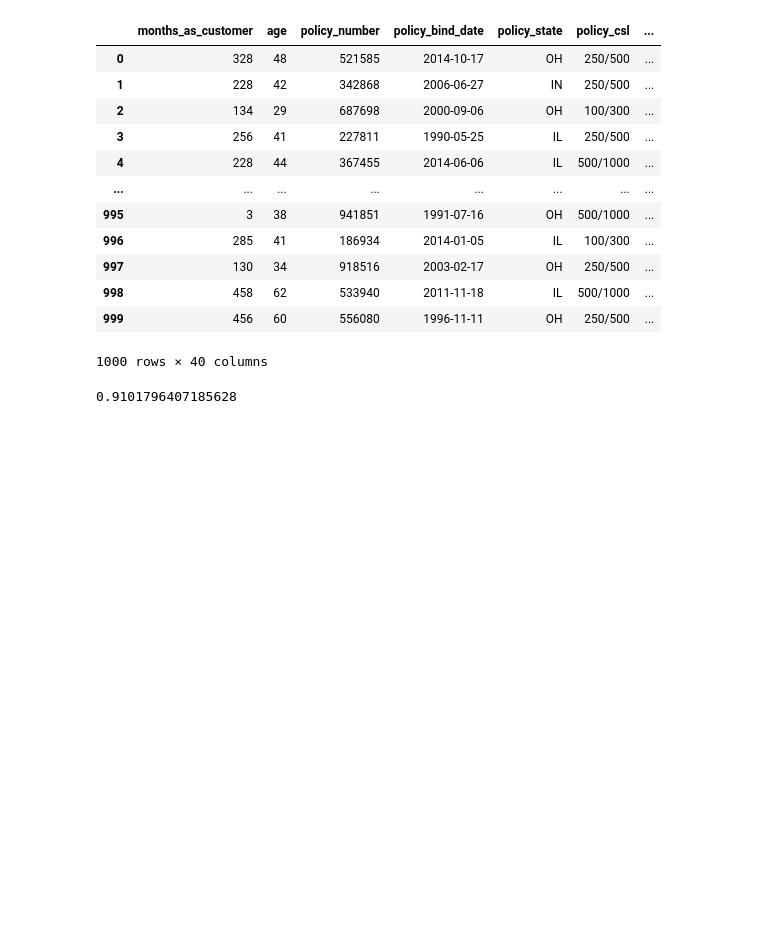
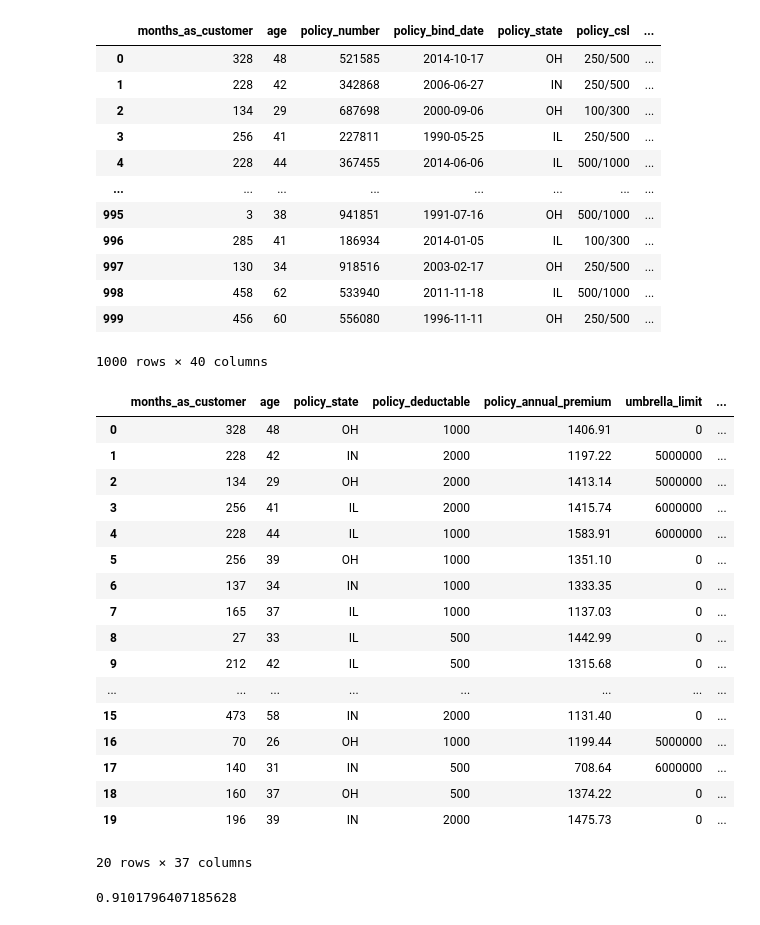
Before and after one commit to SarveshChhabra77/InsuranceClaimPredictionProject, a Jupyter notebook: notebook/3_modeling.ipynb, the cells around one changed output. Drawn from its saved outputs; the diff is of its cells as text; code cells hidden in the pictures; blank space fills up the shorter version.

```diff
--- a/notebook/3_modeling.ipynb
+++ b/notebook/3_modeling.ipynb
@@ -415,6 +416,27 @@ def transform_dates_and_csl(df: pd.DataFrame) -> pd.DataFrame:
 
     return df
 X = transform_dates_and_csl(X)
+# %%
+X.head(20)
+# %% [output]
+|  | months_as_customer | age | policy_state | policy_deductable | policy_annual_premium | umbrella_limit | ... |
+| 0 | 328 | 48 | OH | 1000 | 1406.91 | 0 | ... |
+| 1 | 228 | 42 | IN | 2000 | 1197.22 | 5000000 | ... |
+| 2 | 134 | 29 | OH | 2000 | 1413.14 | 5000000 | ... |
+| 3 | 256 | 41 | IL | 2000 | 1415.74 | 6000000 | ... |
+| 4 | 228 | 44 | IL | 1000 | 1583.91 | 6000000 | ... |
+| 5 | 256 | 39 | OH | 1000 | 1351.10 | 0 | ... |
+| 6 | 137 | 34 | IN | 1000 | 1333.35 | 0 | ... |
+| 7 | 165 | 37 | IL | 1000 | 1137.03 | 0 | ... |
+| 8 | 27 | 33 | IL | 500 | 1442.99 | 0 | ... |
+| 9 | 212 | 42 | IL | 500 | 1315.68 | 0 | ... |
+| ... | ... | ... | ... | ... | ... | ... | ... |
+| 15 | 473 | 58 | IN | 2000 | 1131.40 | 0 | ... |
+| 16 | 70 | 26 | OH | 1000 | 1199.44 | 5000000 | ... |
+| 17 | 140 | 31 | IN | 500 | 708.64 | 6000000 | ... |
+| 18 | 160 | 37 | OH | 500 | 1374.22 | 0 | ... |
+| 19 | 196 | 39 | IN | 2000 | 1475.73 | 0 | ... |
+20 rows × 37 columns
 # %%
 from sklearn.model_selection import train_test_split
 X_train,X_test,y_train,y_test = train_test_split(X,y ,test_size=.3,random_state=42)
```
Also changed, not shown: parts of 1 cell of this notebook, 1 other file.
